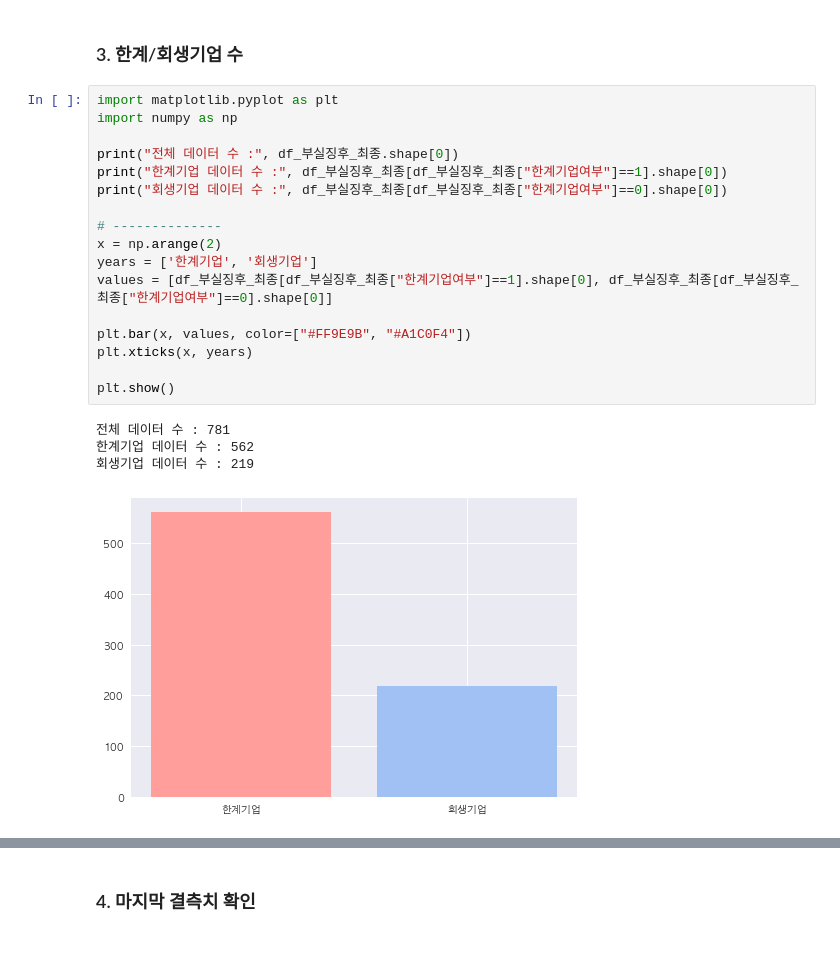
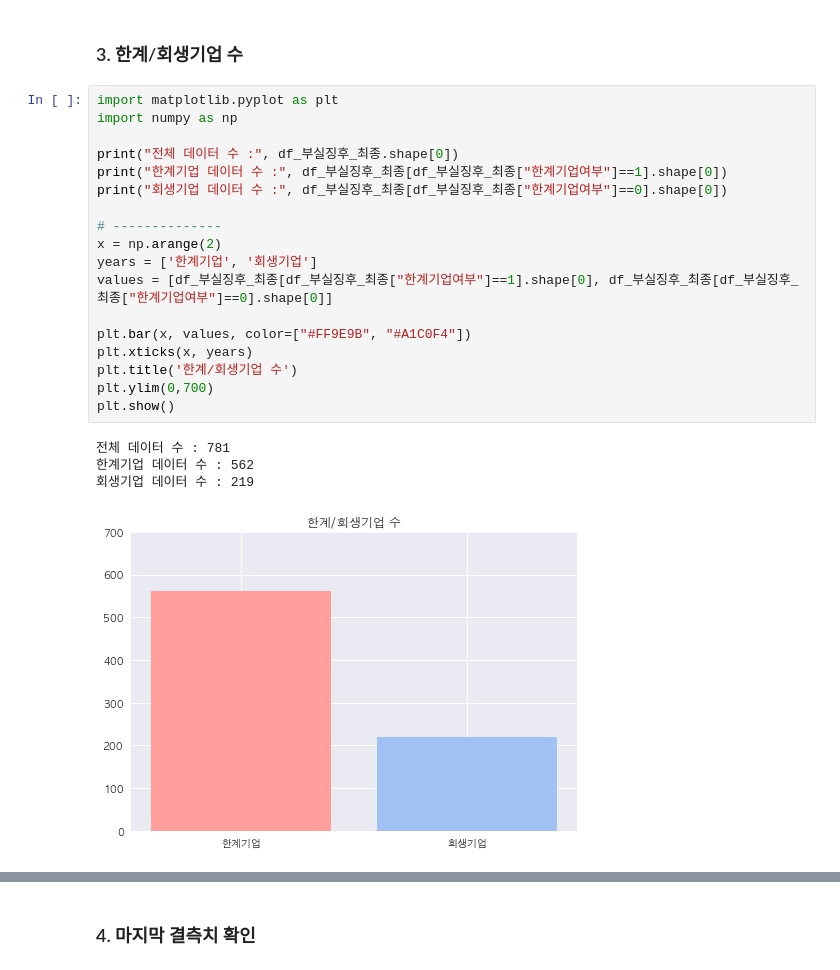
Before and after one commit to Jyassmin/UBION-PROJECT2, a Jupyter notebook: 1.preprocessing.ipynb, the cells around one changed output, grey strips where cells are left out. Drawn from its saved outputs; the diff is of its cells as text.

```diff
--- a/1.preprocessing.ipynb
+++ b/1.preprocessing.ipynb
@@ -2854,22 +2965,23 @@ plt.show()
 # %%
 import matplotlib.pyplot as plt
 import numpy as np
 
 print("전체 데이터 수 :", df_부실징후_최종.shape[0])
 print("한계기업 데이터 수 :", df_부실징후_최종[df_부실징후_최종["한계기업여부"]==1].shape[0])
 print("회생기업 데이터 수 :", df_부실징후_최종[df_부실징후_최종["한계기업여부"]==0].shape[0])
 
 # --------------
 x = np.arange(2)
 years = ['한계기업', '회생기업']
 values = [df_부실징후_최종[df_부실징후_최종["한계기업여부"]==1].shape[0], df_부실징후_최종[df_부실징후_최종["한계기업여부"]==0].shape[0]]
 
 plt.bar(x, values, color=["#FF9E9B", "#A1C0F4"])
 plt.xticks(x, years)
-
+plt.title('한계/회생기업 수')
+plt.ylim(0,700)
 plt.show()
 # %% [output]
 전체 데이터 수 : 781
 한계기업 데이터 수 : 562
 회생기업 데이터 수 : 219
-[figure, old version]
+[figure, new version]
```
Also changed, not shown: parts of 26 cells of this notebook, 16 other files.
